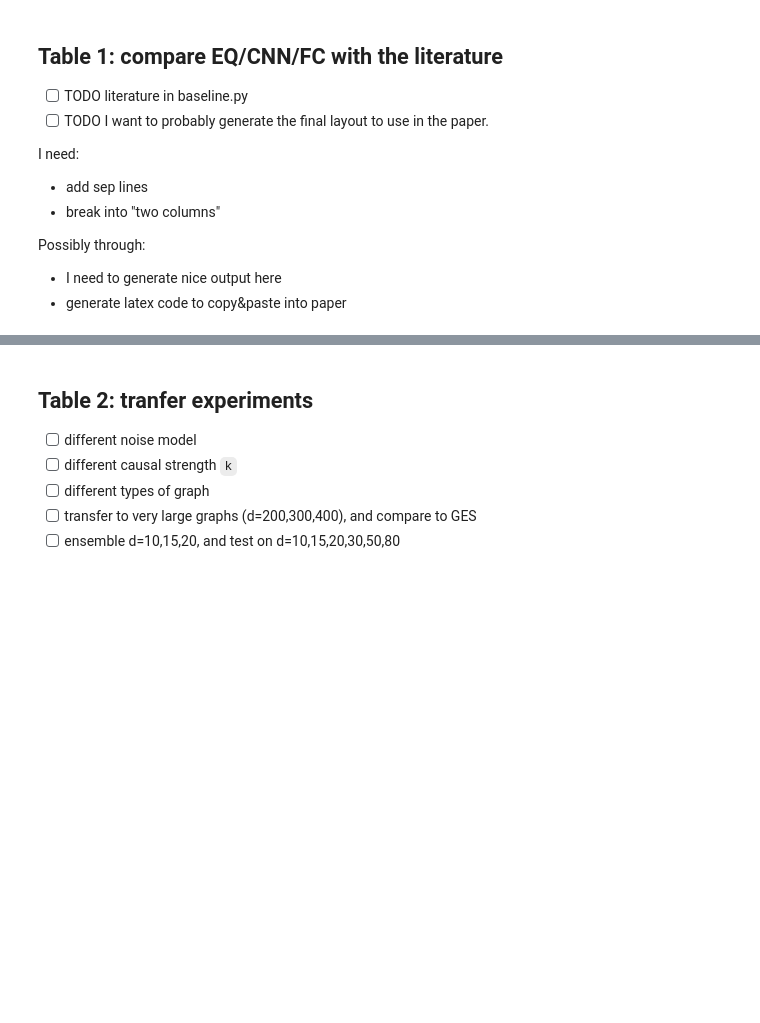
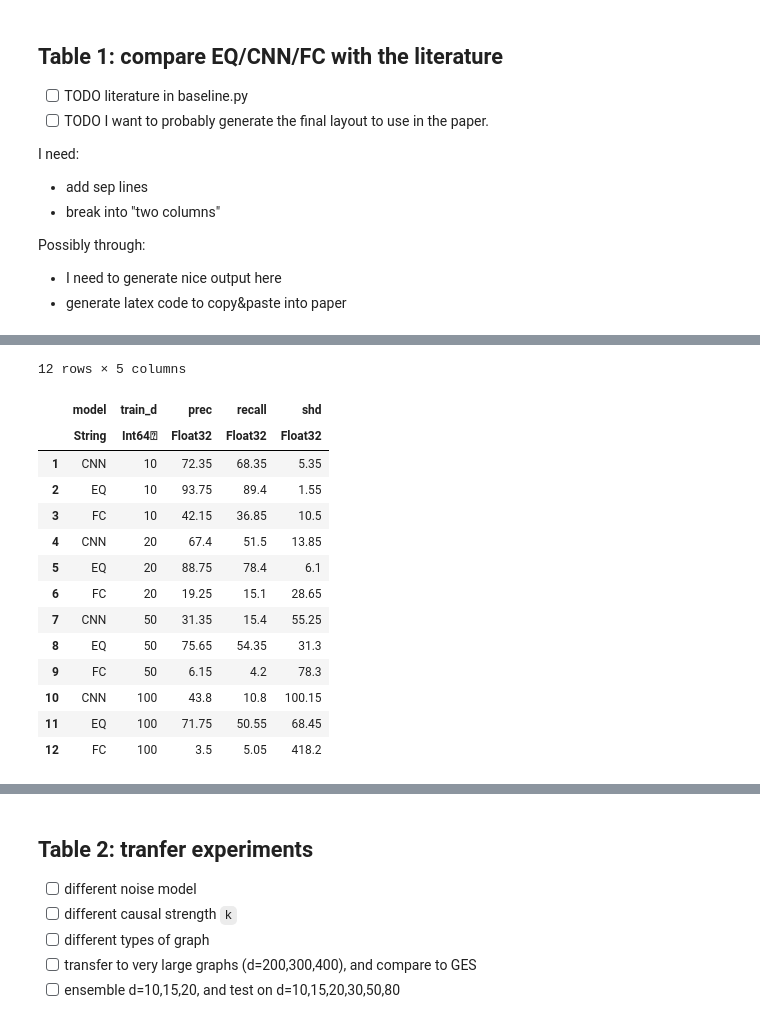
Before and after one commit to lihebi/DAG-EQ, a Jupyter notebook: src/table.ipynb, the cells around one changed output, grey strips where cells are left out. Saved outputs shown, nothing was run; the diff lists cells and outputs as text; code cells hidden in the pictures; blank space fills up the shorter version.

```diff
--- a/src/table.ipynb
+++ b/src/table.ipynb
@@ -101,0 +151,30 @@ table_cmp_literature(df)
+# %%
+# add ER and SF and report average results
+#
+# for every 2 column, add together and compute average
+newdf = copy(df1)
+for i in 1:Int(size(newdf,1) / 2)
+    idx1 = i*2-1
+    idx2 = i*2
+    d1 = convert(Array, newdf[idx1,[:prec, :recall, :shd]])
+    d2 = convert(Array, newdf[idx2,[:prec, :recall, :shd]])
+    newdata = (d1 .+ d2) ./ 2
+    newdf[idx1,[:prec, :recall, :shd]] .= newdata
+end
+newdf = newdf[1:2:size(newdf,1),:]
+# %% [output]
+12 rows × 5 columns
+|  | model | train_d | prec | recall | shd |
+|  | String | Int64⍰ | Float32 | Float32 | Float32 |
+| 1 | CNN | 10 | 72.35 | 68.35 | 5.35 |
+| 2 | EQ | 10 | 93.75 | 89.4 | 1.55 |
+| 3 | FC | 10 | 42.15 | 36.85 | 10.5 |
+| 4 | CNN | 20 | 67.4 | 51.5 | 13.85 |
+| 5 | EQ | 20 | 88.75 | 78.4 | 6.1 |
+| 6 | FC | 20 | 19.25 | 15.1 | 28.65 |
+| 7 | CNN | 50 | 31.35 | 15.4 | 55.25 |
+| 8 | EQ | 50 | 75.65 | 54.35 | 31.3 |
+| 9 | FC | 50 | 6.15 | 4.2 | 78.3 |
+| 10 | CNN | 100 | 43.8 | 10.8 | 100.15 |
+| 11 | EQ | 100 | 71.75 | 50.55 | 68.45 |
+| 12 | FC | 100 | 3.5 | 5.05 | 418.2 |
```
Also changed, not shown: parts of 17 cells of this notebook, 5 other files.
